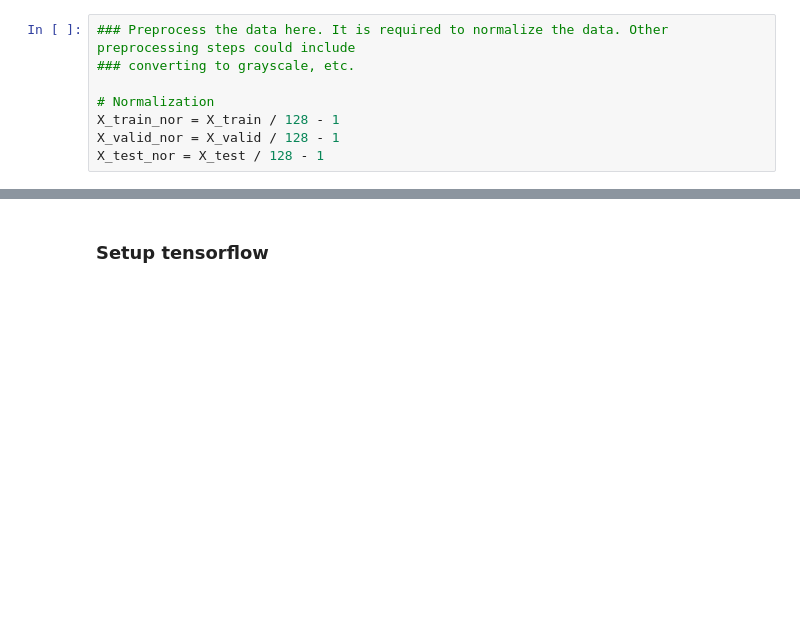
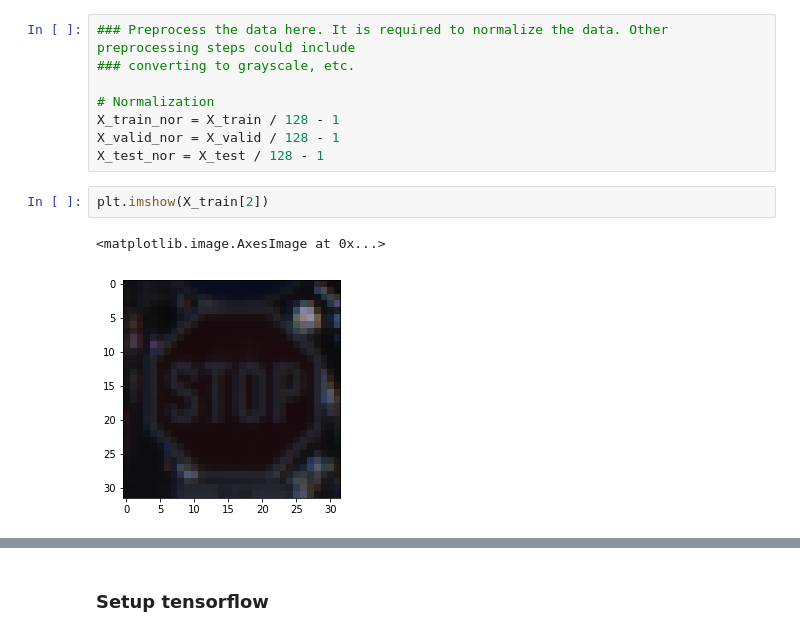
Before and after one commit to nqiao/Traffic-Sign-Classifier, a Jupyter notebook: Traffic_Sign_Classifier.ipynb, the cells around one changed output, grey strips where cells are left out. Drawn from its saved outputs; the diff is of its cells as text; blank space fills up the shorter version.

```diff
--- a/Traffic_Sign_Classifier.ipynb
+++ b/Traffic_Sign_Classifier.ipynb
@@ -161,3 +178,8 @@ X_train, y_train = shuffle(X_train, y_train)
 X_train_nor = X_train / 128 - 1
 X_valid_nor = X_valid / 128 - 1
 X_test_nor = X_test / 128 - 1
+# %%
+plt.imshow(X_train[2])
+# %% [output]
+<matplotlib.image.AxesImage at 0x...>
+[figure, added]
```
Also changed, not shown: parts of 8 cells of this notebook, 13 other files.
